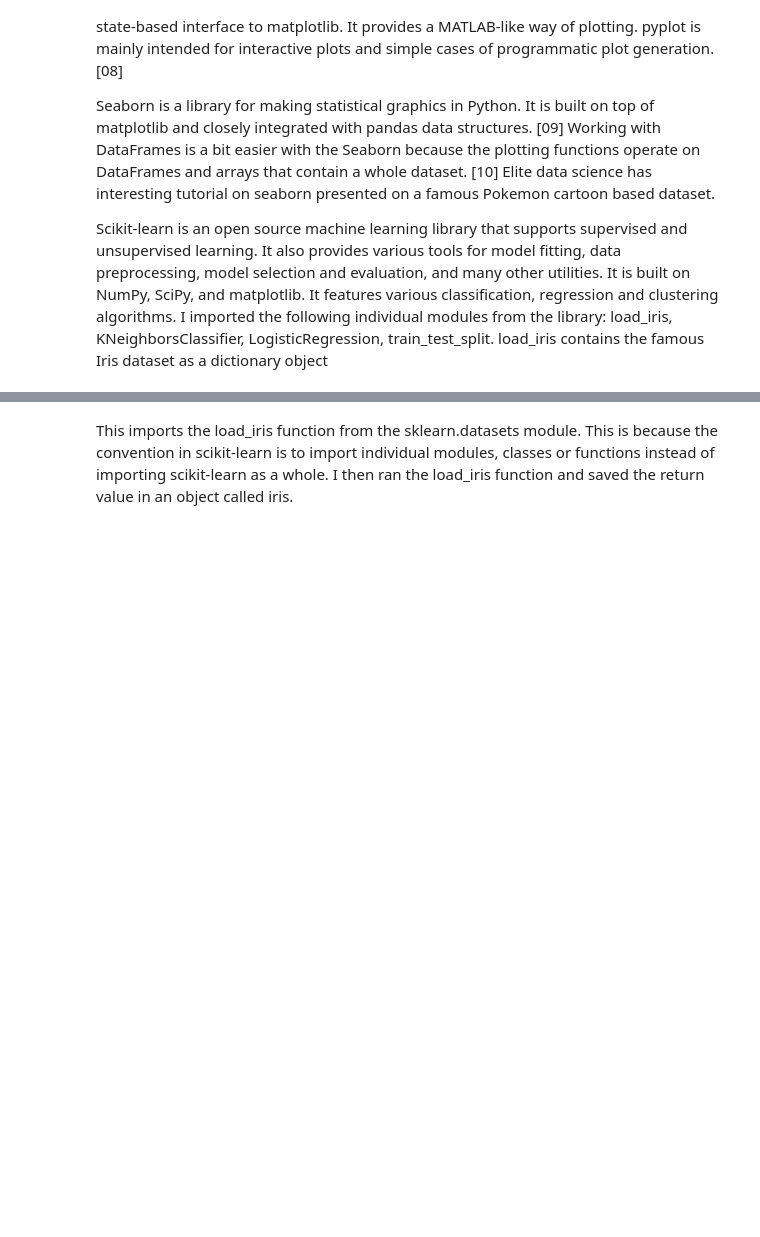
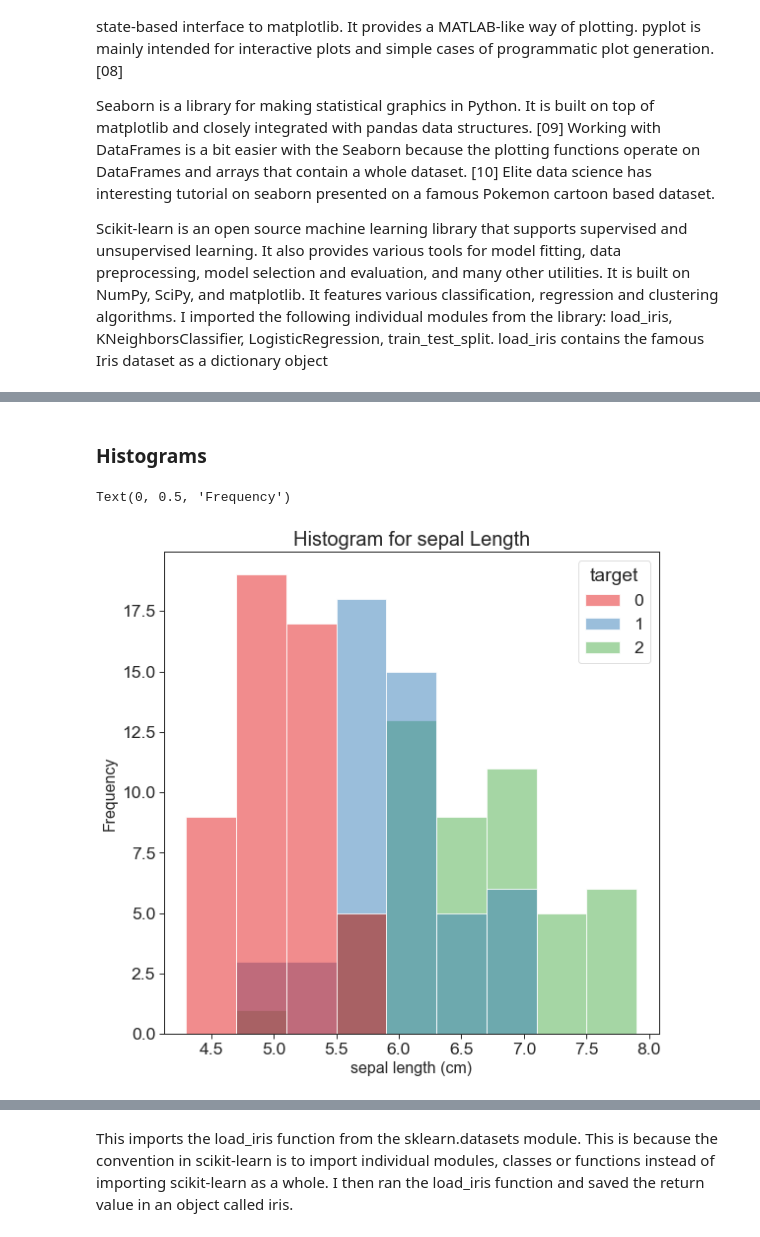
Before and after one commit to Cormac88/pands-project, a Jupyter notebook: README.ipynb, the cells around one changed output, grey strips where cells are left out. Cells and saved outputs as stored; diff of their text form; code cells hidden in the pictures; blank space fills up the shorter version.

```diff
--- a/README.ipynb
+++ b/README.ipynb
@@ -62,0 +64,3 @@ https://en.wikipedia.org/wiki/Scikit-learn
+# %%
+iris = load_iris()
+type(iris)
@@ -62,0 +87,3 @@ https://en.wikipedia.org/wiki/Scikit-learn
+# %%
+df = pd.DataFrame(iris.data, columns = iris.feature_names)
+df.keys()
@@ -62,0 +111,3 @@ https://en.wikipedia.org/wiki/Scikit-learn
+# %%
+df['target'] = iris.target
+df.head()
@@ -62,0 +158,25 @@ https://en.wikipedia.org/wiki/Scikit-learn
+# %%
+features = iris.data.T
+
+sepal_length = features[0]
+sepal_width = features[1]
+petal_length = features[2]
+petal_width = features[3]
+
+sepal_length_label = iris.feature_names[0]
+sepal_width_label = iris.feature_names[1]
+petal_length_label = iris.feature_names[2]
+petal_width_label = iris.feature_names[3]
+# %% [markdown]
+### Histograms
+# %%
+sns.set_style("ticks")
+sns.set_context("paper", font_scale = 2)
+plt.figure(figsize = (9, 9))
+sns.histplot(data=df, x=sepal_length, hue="target", palette = "Set1")
+plt.title("Histogram for sepal Length", size = 20)
+plt.xlabel(sepal_length_label, size = 16)
+plt.ylabel("Frequency", size = 16)
+# %% [output]
+Text(0, 0.5, 'Frequency')
+[figure, added]
```
Also changed, not shown: parts of 91 cells of this notebook, 11 other files.
